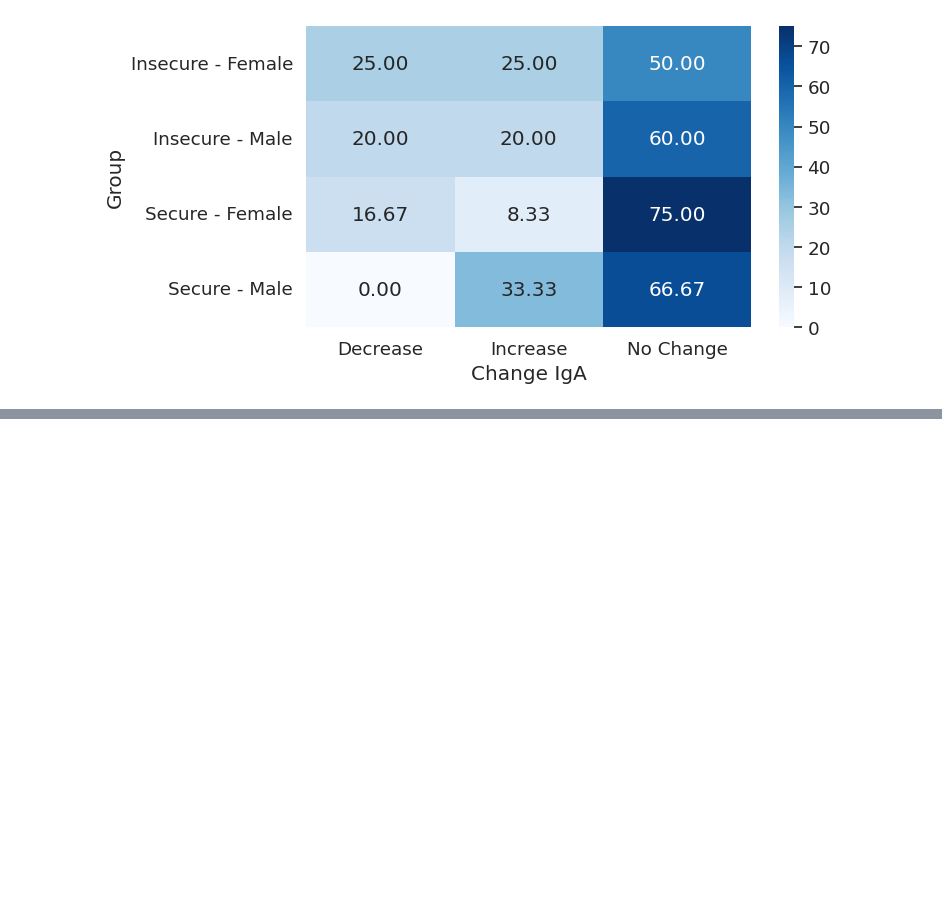
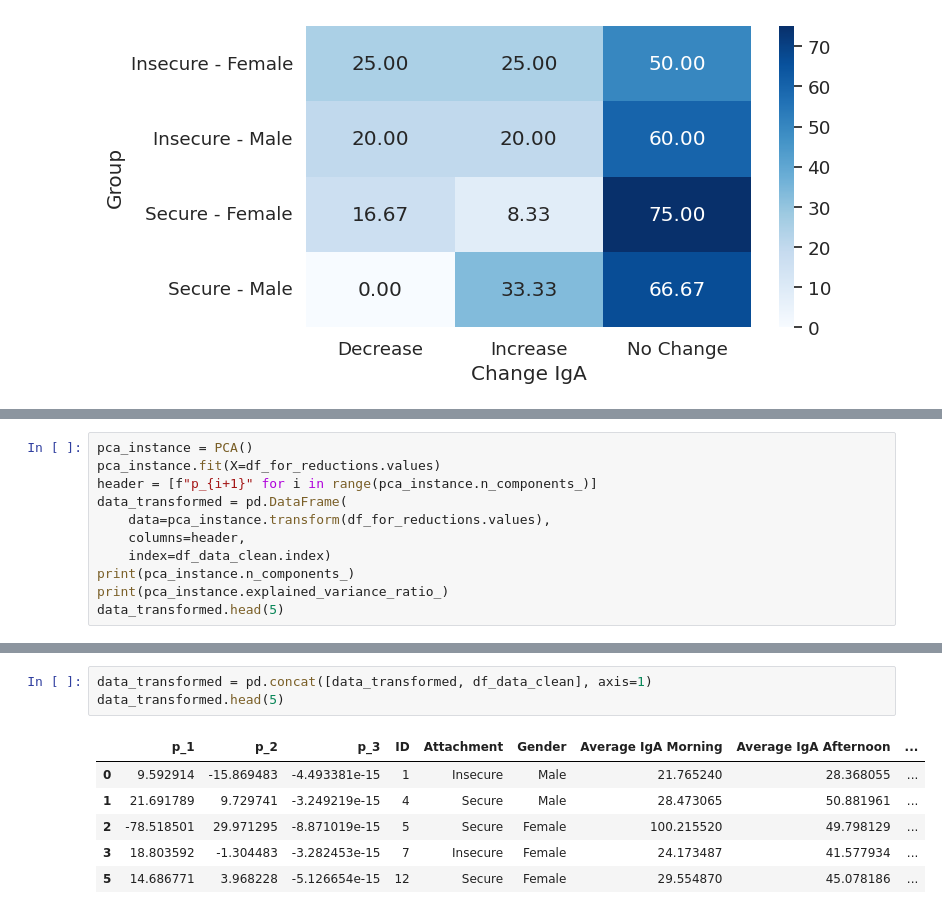
Before and after one commit to dMedinaO/IgA_attachment_analysis, a Jupyter notebook: scripts/3_descriptive_analysis_IGA.ipynb, the cells around one changed output, grey strips where cells are left out. Drawn from its saved outputs; the diff is of its cells as text; blank space fills up the shorter version.

```diff
--- a/scripts/3_descriptive_analysis_IGA.ipynb
+++ b/scripts/3_descriptive_analysis_IGA.ipynb
@@ -760,0 +839,11 @@ plt.show()
+# %%
+pca_instance = PCA()
+pca_instance.fit(X=df_for_reductions.values)
+header = [f"p_{i+1}" for i in range(pca_instance.n_components_)]
+data_transformed = pd.DataFrame(
+    data=pca_instance.transform(df_for_reductions.values),
+    columns=header,
+    index=df_data_clean.index)
+print(pca_instance.n_components_)
+print(pca_instance.explained_variance_ratio_)
+data_transformed.head(5)
@@ -760,0 +859,10 @@ plt.show()
+# %%
+data_transformed = pd.concat([data_transformed, df_data_clean], axis=1)
+data_transformed.head(5)
+# %% [output]
+|  | p_1 | p_2 | p_3 | ID | Attachment | Gender | Average IgA Morning | Average IgA Afternoon | ... |
+| 0 | 9.592914 | -15.869483 | -4.493381e-15 | 1 | Insecure | Male | 21.765240 | 28.368055 | ... |
+| 1 | 21.691789 | 9.729741 | -3.249219e-15 | 4 | Secure | Male | 28.473065 | 50.881961 | ... |
+| 2 | -78.518501 | 29.971295 | -8.871019e-15 | 5 | Secure | Female | 100.215520 | 49.798129 | ... |
+| 3 | 18.803592 | -1.304483 | -3.282453e-15 | 7 | Insecure | Female | 24.173487 | 41.577934 | ... |
+| 5 | 14.686771 | 3.968228 | -5.126654e-15 | 12 | Secure | Female | 29.554870 | 45.078186 | ... |
```
Also changed, not shown: parts of 31 cells of this notebook, 2 other files.
